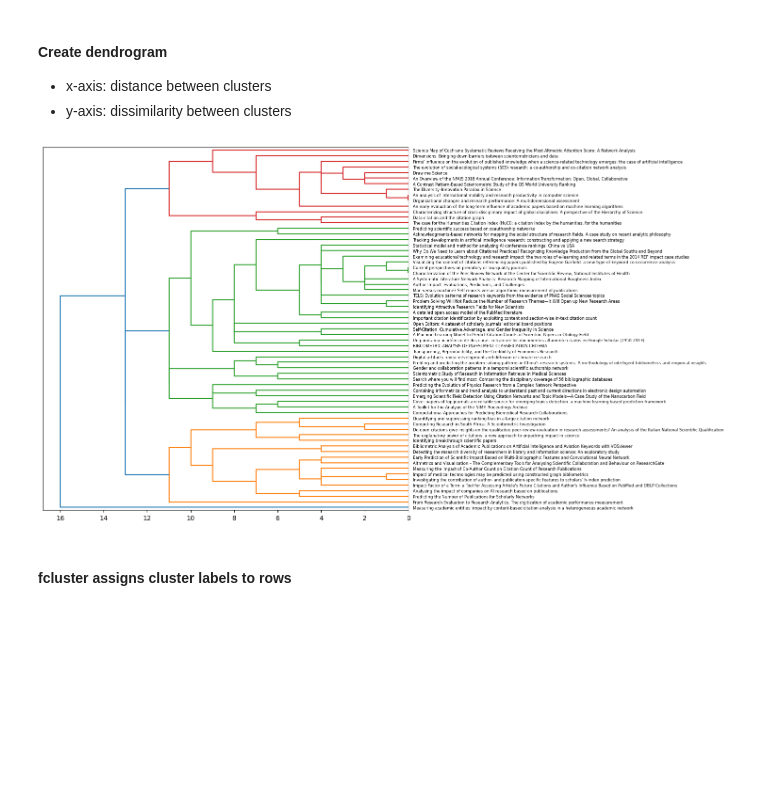
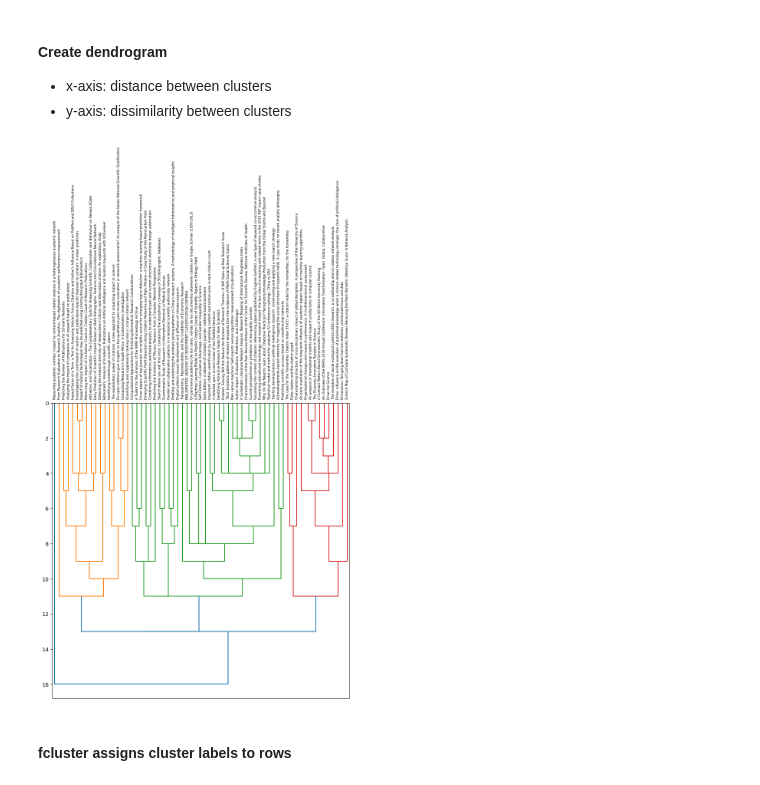
Before and after one commit to aot29/topic_network_graphs, a Jupyter notebook: 02_HClustering.ipynb, the cells around one changed output. Saved outputs shown, nothing was run; the diff lists cells and outputs as text; code cells hidden in the pictures; blank space fills up the shorter version.

```diff
--- a/02_HClustering.ipynb
+++ b/02_HClustering.ipynb
@@ -43,13 +43,13 @@ Z = linkage(keywords_df, method = 'complete', metric = 'cityblock', optimal_orde
 # %%
 dd_labels = clean_df['title'].tolist()
 #dd_labels.insert(66, '')
-dn = dendrogram(Z, orientation='left', labels=dd_labels)
+dn = dendrogram(Z, orientation='bottom', labels=dd_labels)
 #dn = dendrogram(Z)
 plt.rcParams['figure.figsize'] = [10, 10]
 #plt.show()
 plt.savefig('fig/dendrogram.png')
 # %% [output]
-[figure, old version]
+[figure, new version]
 # %% [markdown]
 #### fcluster assigns cluster labels to rows
 # %%
```
